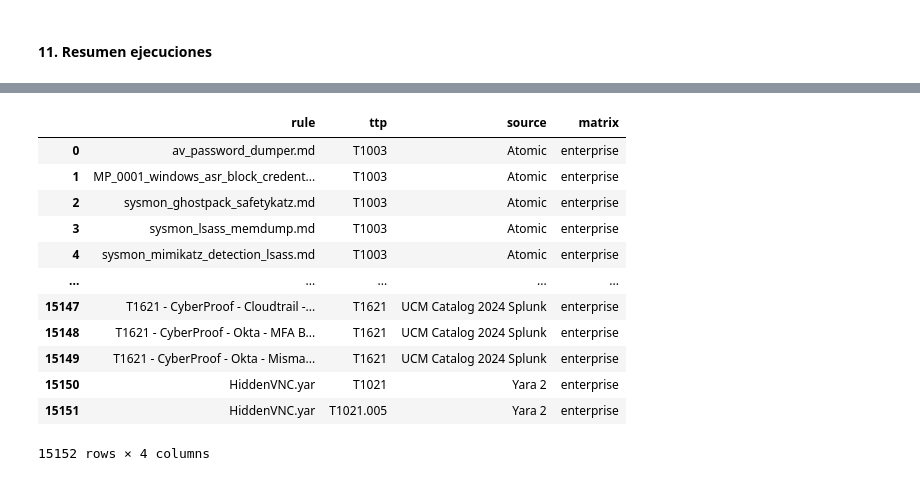
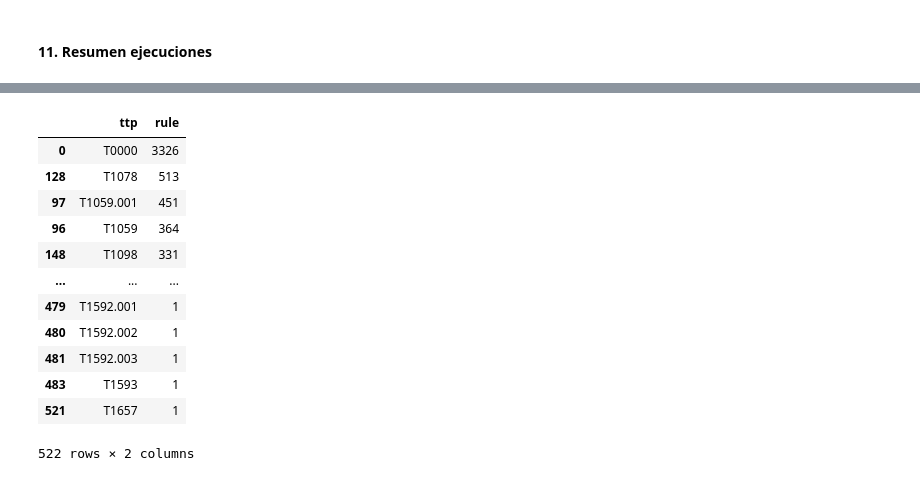
Before and after one commit to cyberauditor-framework/Mitre-Detections-Rules-Framework, a Jupyter notebook: get_rules_and_classify_by_ttp/get_rules_and_classify_by_ttp.ipynb, the cells around one changed output, grey strips where cells are left out. Drawn from its saved outputs; the diff is of its cells as text; code cells hidden in the pictures.

```diff
--- a/get_rules_and_classify_by_ttp/get_rules_and_classify_by_ttp.ipynb
+++ b/get_rules_and_classify_by_ttp/get_rules_and_classify_by_ttp.ipynb
@@ -193,14 +86,0 @@ def download_folder_unzip(ruta, folder, temp_path):
-# %%
-def get_list_of_files_sub(dirName):
-    # Crea lista de ficheros y subdirectorios
-    listOfFile = os.listdir(dirName)
-    allFiles = list()
-    #Recorre los directorios y subdirectorios y genera una lista con los ficheros encontrados en estos
-    for entry in listOfFile:
-        fullPath = os.path.join(dirName, entry)
-        if os.path.isdir(fullPath):
-            allFiles = allFiles + get_list_of_files_sub(fullPath)
-        else:
-            allFiles.append(fullPath)
-    #Devuelve la lista con los ficheros
-    return allFiles
@@ -912,16 +840,14 @@ def yaml_classifier_techniques_sigma(files_list, techniques_list, save_path):
 # %%
 def get_resume_df(matrix_output_path, matrix):
     '''
-    Función para generar el dataframe que resume los datos obtenidos
+    Función para generar el dataframe que resume los datos obtenidos.
     '''
     resume_data = []
     for path in get_list_of_files_sub(matrix_output_path):
         rule = os.path.basename(path)
-
         parts = path.split(os.sep)
         ttp = parts[-2]
         source = parts[-3]
-
         resume_data.append([rule, ttp, source])
 
     resume_df = pd.DataFrame(resume_data, columns=['rule', 'ttp', 'source'])
@@ -2135,19 +2061,19 @@ Se han clasificado un total de 18478 reglas para la matriz ENTERPRISE
 resume_df.to_csv(os.path.join(output_path,f'{matrix}-all_classified_rules.csv'), sep=';',encoding='utf8',index=False, quoting=csv.QUOTE_ALL)
 ttp_resume_df.to_csv(os.path.join(output_path,f'{matrix}-ttp_all_classified_rules.csv'), sep=';',encoding='utf8',index=False, quoting=csv.QUOTE_ALL)
 no_t000_resume_df.to_csv(os.path.join(output_path,f'{matrix}-classified_rules.csv'), sep=';',encoding='utf8',index=False, quoting=csv.QUOTE_ALL)
-# %%
-no_t000_resume_df
-# %% [output]
-|  | rule | ttp | source | matrix |
-| 0 | av_password_dumper.md | T1003 | Atomic | enterprise |
-| 1 | MP_0001_windows_asr_block_credent... | T1003 | Atomic | enterprise |
-| 2 | sysmon_ghostpack_safetykatz.md | T1003 | Atomic | enterprise |
-| 3 | sysmon_lsass_memdump.md | T1003 | Atomic | enterprise |
-| 4 | sysmon_mimikatz_detection_lsass.md | T1003 | Atomic | enterprise |
-| ... | ... | ... | ... | ... |
-| 15147 | T1621 - CyberProof - Cloudtrail -... | T1621 | UCM Catalog 2024 Splunk | enterprise |
-| 15148 | T1621 - CyberProof - Okta - MFA B... | T1621 | UCM Catalog 2024 Splunk | enterprise |
-| 15149 | T1621 - CyberProof - Okta - Misma... | T1621 | UCM Catalog 2024 Splunk | enterprise |
-| 15150 | HiddenVNC.yar | T1021 | Yara 2 | enterprise |
-| 15151 | HiddenVNC.yar | T1021.005 | Yara 2 | enterprise |
-15152 rows × 4 columns
+# %%
+ttp_resume_df
+# %% [output]
+|  | ttp | rule |
+| 0 | T0000 | 3326 |
+| 128 | T1078 | 513 |
+| 97 | T1059.001 | 451 |
+| 96 | T1059 | 364 |
+| 148 | T1098 | 331 |
+| ... | ... | ... |
+| 479 | T1592.001 | 1 |
+| 480 | T1592.002 | 1 |
+| 481 | T1592.003 | 1 |
+| 483 | T1593 | 1 |
+| 521 | T1657 | 1 |
+522 rows × 2 columns
```
Also changed, not shown: parts of 59 cells of this notebook.
